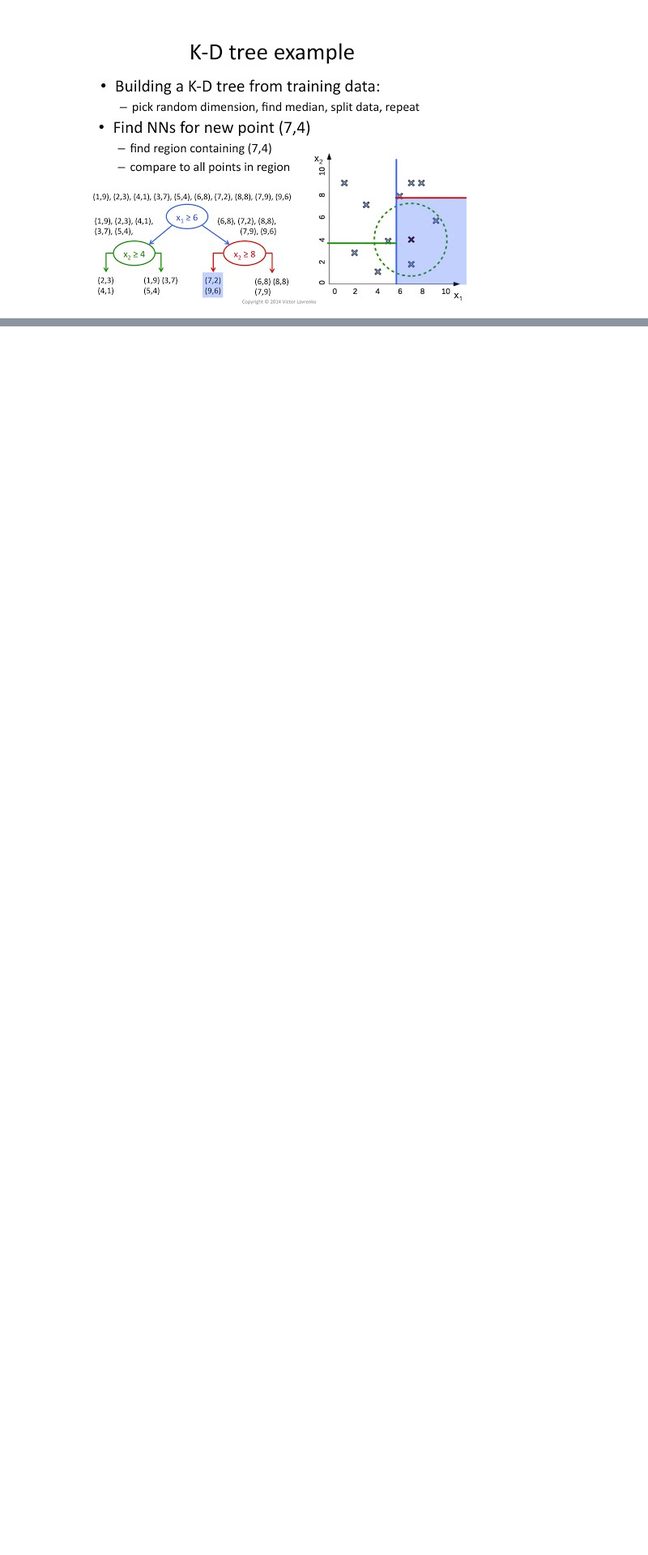
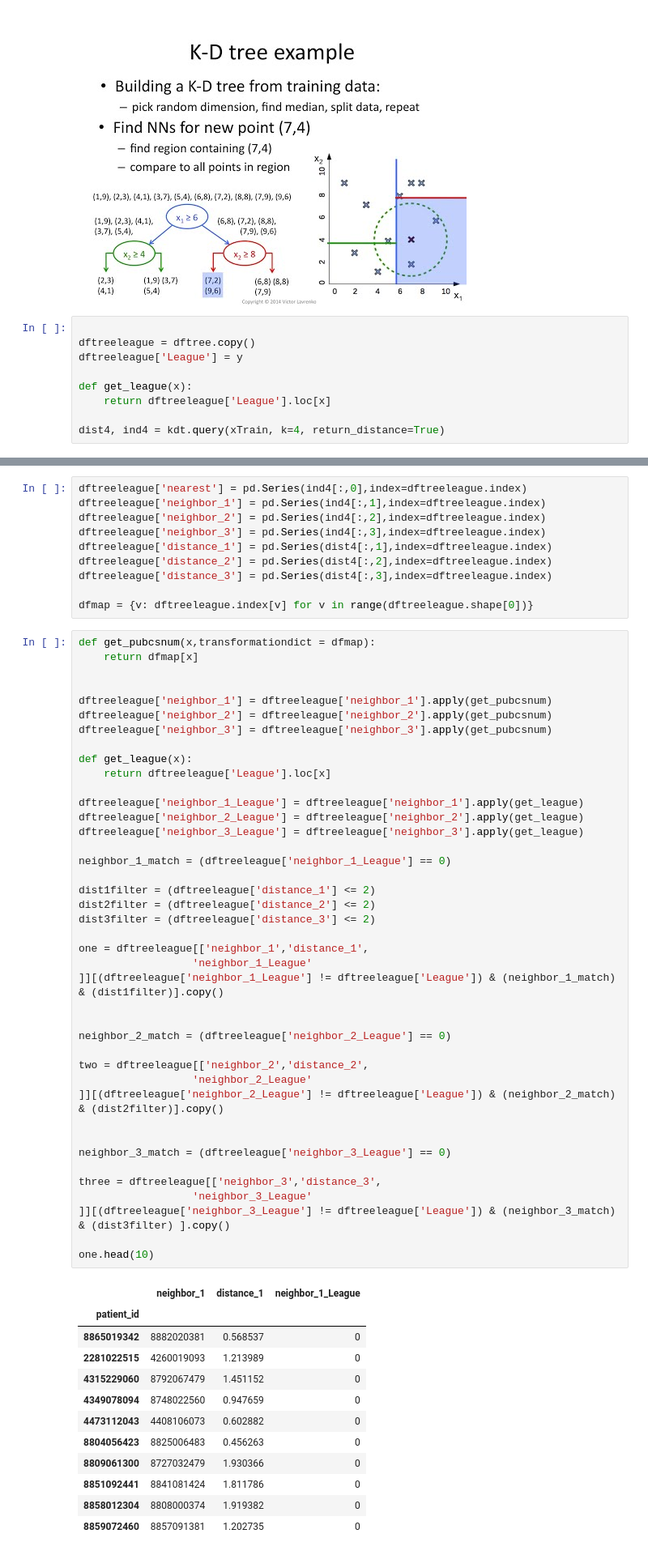
Before and after one commit to doolingdavid/IBA, a Jupyter notebook: IBASEPT2016.ipynb, the cells around one changed output, grey strips where cells are left out. Shown at 81% size. Drawn from its saved outputs; the diff is of its cells as text; blank space fills up the shorter version.

```diff
--- a/IBASEPT2016.ipynb
+++ b/IBASEPT2016.ipynb
@@ -566,3 +566,12 @@ from IPython.display import YouTubeVideo
 YouTubeVideo('Y4ZgLlDfKDg')
 # %% [output]
 [figure]
+# %%
+
+dftreeleague = dftree.copy()
+dftreeleague['League'] = y
+
+def get_league(x):
+    return dftreeleague['League'].loc[x]
+
+dist4, ind4 = kdt.query(xTrain, k=4, return_distance=True)
@@ -568,0 +580,64 @@ YouTubeVideo('Y4ZgLlDfKDg')
+# %%
+dftreeleague['nearest'] = pd.Series(ind4[:,0],index=dftreeleague.index)
+dftreeleague['neighbor_1'] = pd.Series(ind4[:,1],index=dftreeleague.index)
+dftreeleague['neighbor_2'] = pd.Series(ind4[:,2],index=dftreeleague.index)
+dftreeleague['neighbor_3'] = pd.Series(ind4[:,3],index=dftreeleague.index)
+dftreeleague['distance_1'] = pd.Series(dist4[:,1],index=dftreeleague.index)
+dftreeleague['distance_2'] = pd.Series(dist4[:,2],index=dftreeleague.index)
+dftreeleague['distance_3'] = pd.Series(dist4[:,3],index=dftreeleague.index)
+
+dfmap = {v: dftreeleague.index[v] for v in range(dftreeleague.shape[0])}
+# %%
+def get_pubcsnum(x,transformationdict = dfmap):
+    return dfmap[x]
+
+
+dftreeleague['neighbor_1'] = dftreeleague['neighbor_1'].apply(get_pubcsnum)
+dftreeleague['neighbor_2'] = dftreeleague['neighbor_2'].apply(get_pubcsnum)
+dftreeleague['neighbor_3'] = dftreeleague['neighbor_3'].apply(get_pubcsnum)
+
+def get_league(x):
+    return dftreeleague['League'].loc[x]
+
+dftreeleague['neighbor_1_League'] = dftreeleague['neighbor_1'].apply(get_league)
+dftreeleague['neighbor_2_League'] = dftreeleague['neighbor_2'].apply(get_league)
+dftreeleague['neighbor_3_League'] = dftreeleague['neighbor_3'].apply(get_league)
+
+neighbor_1_match = (dftreeleague['neighbor_1_League'] == 0)
+
+dist1filter = (dftreeleague['distance_1'] <= 2)
+dist2filter = (dftreeleague['distance_2'] <= 2)
+dist3filter = (dftreeleague['distance_3'] <= 2)
+
+one = dftreeleague[['neighbor_1','distance_1',
+                  'neighbor_1_League'
+]][(dftreeleague['neighbor_1_League'] != dftreeleague['League']) & (neighbor_1_match) & (dist1filter)].copy()
+
+
+neighbor_2_match = (dftreeleague['neighbor_2_League'] == 0)
+
+two = dftreeleague[['neighbor_2','distance_2',
+                  'neighbor_2_League'
+]][(dftreeleague['neighbor_2_League'] != dftreeleague['League']) & (neighbor_2_match) & (dist2filter)].copy()
+
+
+neighbor_3_match = (dftreeleague['neighbor_3_League'] == 0)
+
+three = dftreeleague[['neighbor_3','distance_3',
+                  'neighbor_3_League'
+]][(dftreeleague['neighbor_3_League'] != dftreeleague['League']) & (neighbor_3_match) & (dist3filter) ].copy()
+
+one.head(10)
+# %% [output]
+|  | neighbor_1 | distance_1 | neighbor_1_League |
+| patient_id |  |  |  |
+| 8865019342 | 8882020381 | 0.568537 | 0 |
+| 2281022515 | 4260019093 | 1.213989 | 0 |
+| 4315229060 | 8792067479 | 1.451152 | 0 |
+| 4349078094 | 8748022560 | 0.947659 | 0 |
+| 4473112043 | 4408106073 | 0.602882 | 0 |
+| 8804056423 | 8825006483 | 0.456263 | 0 |
+| 8809061300 | 8727032479 | 1.930366 | 0 |
+| 8851092441 | 8841081424 | 1.811786 | 0 |
+| 8858012304 | 8808000374 | 1.919382 | 0 |
+| 8859072460 | 8857091381 | 1.202735 | 0 |
```
Also changed, not shown: parts of 10 cells of this notebook.
